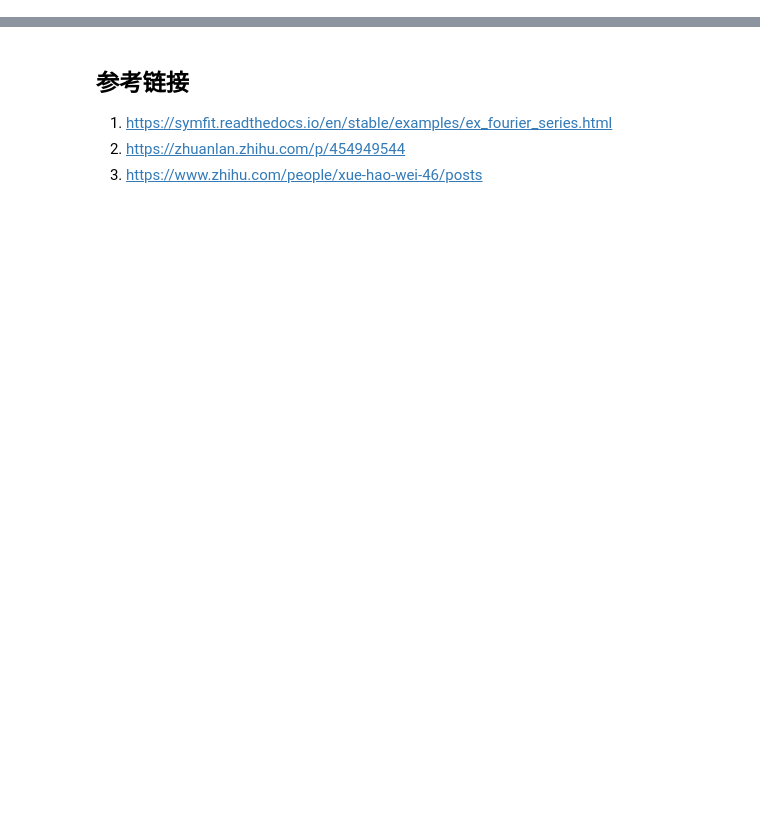
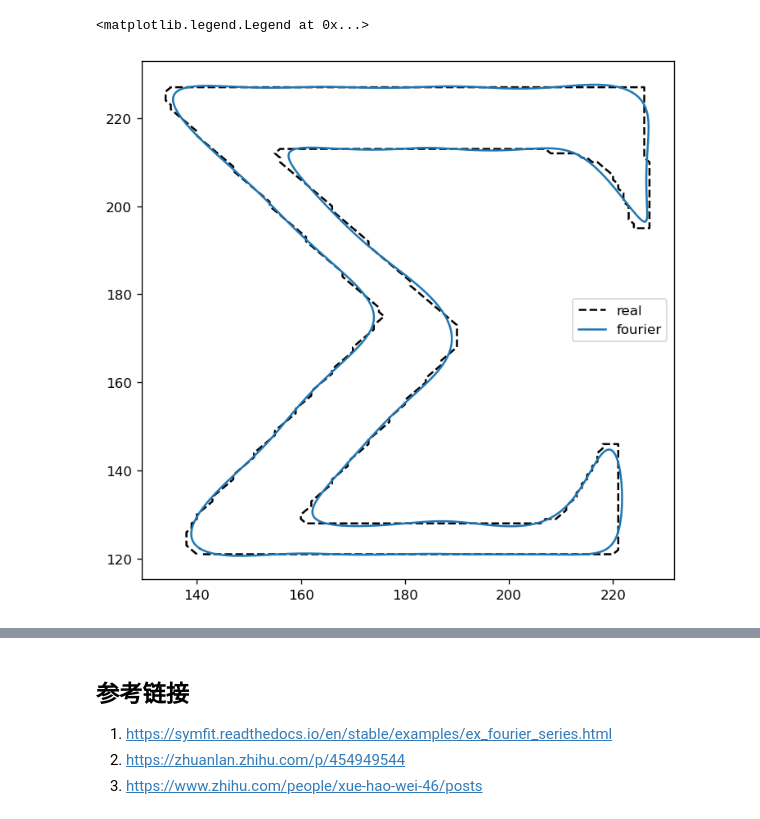
Before and after one commit to yuanzhoulvpi2017/tiny_python, a Jupyter notebook: Fourier_Series/02_fit_v1.ipynb, the cells around one changed output, grey strips where cells are left out. Drawn from its saved outputs; the diff is of its cells as text; code cells hidden in the pictures; blank space fills up the shorter version.

```diff
--- a/Fourier_Series/02_fit_v1.ipynb
+++ b/Fourier_Series/02_fit_v1.ipynb
@@ -18,6 +23,7 @@ ax.plot(x, y)
 # %%
 def fourier2dt(x:np.ndarray, y:np.ndarray, n:int=20):
     """
+    计算方法一
     x, y: 均为1维数组
     n:傅立叶需要n次
     """
@@ -28,31 +34,34 @@ def fourier2dt(x:np.ndarray, y:np.ndarray, n:int=20):
     w = 2 * np.pi /T
     F = y + 1j * x
     E0 = np.exp(-1*1j * 0 * w * t) # E0 = 1
     a0 = 1 / T * simpson(F * E0, t)
     ak = []
     a_k = []
     for temp_index in range(1, n+1):
         Ek = np.exp(-1 * 1j * temp_index * w * t)
         E_k = np.exp(1j * temp_index * w *t)
 
         ak.append(simpson(F * Ek, t) / T)
         a_k.append(simpson(F * E_k, t) / T )
 
     M = np.zeros_like(t)
     for temp_index in range(n):
         M = M + ak[temp_index]*np.exp(1j * (temp_index+1) * w* t) + a_k[temp_index] * np.exp(1j * -1 * (temp_index+1) * w*t)
 
     f = a0 * T + M
     real = np.real(f)
     im = np.imag(f)
 
     result = np.concatenate([im.reshape(-1, 1), real.reshape(-1, 1)], axis=1)
 
     return result
 
-res = fourier2dt(x, y,n=10)
+res = fourier2dt(x, y,n=20)
 
 fig, ax = plt.subplots(figsize=(7,7), dpi=120)
 ax.plot(x, y, '--k', label='real')
 ax.plot(res[:, 0],res[:, 1], label='fourier')
 ax.legend()
+# %% [output]
+<matplotlib.legend.Legend at 0x...>
+[figure, added]
```
Also changed, not shown: parts of 4 cells of this notebook, 3 other files.
